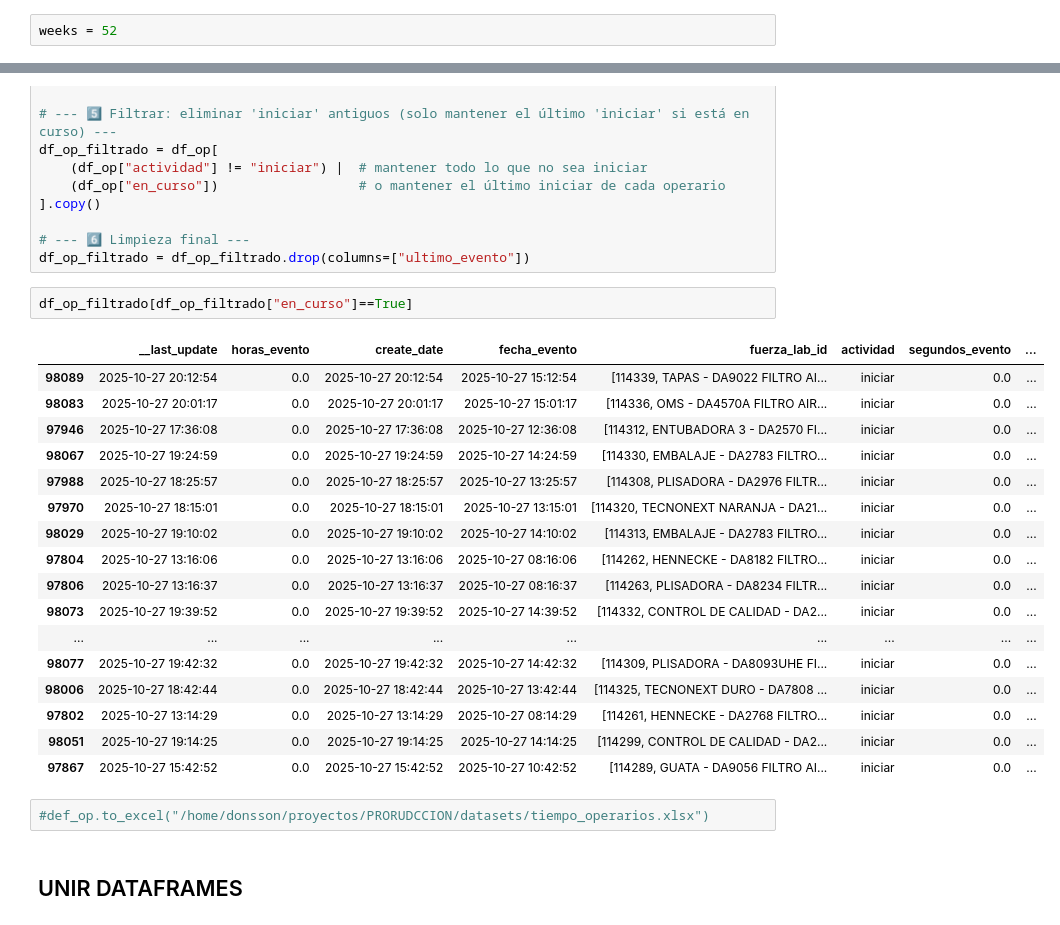
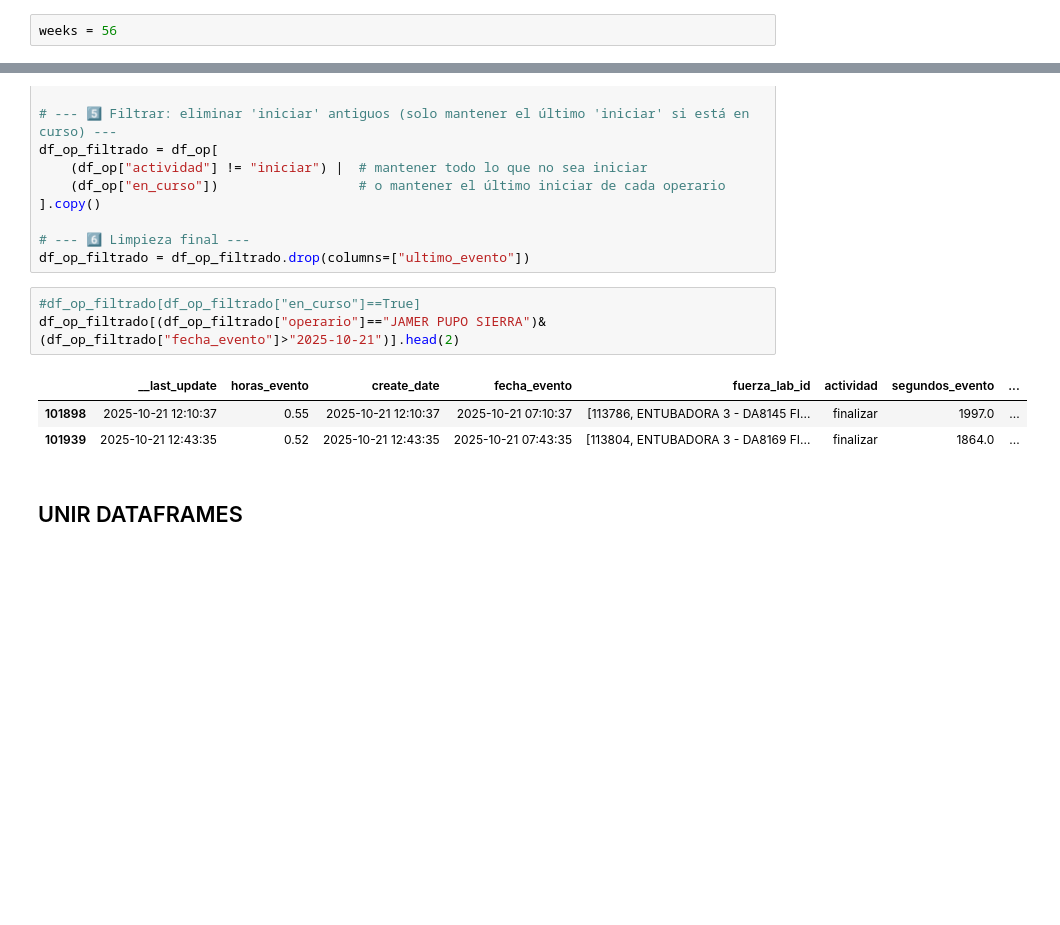
Before and after one commit to FiltrosDonsson/Proyectos-Data-analyst, a Jupyter notebook: PRORUDCCION/tiempo_operarios.ipynb, the cells around one changed output, grey strips where cells are left out. Saved outputs shown, nothing was run; the diff lists cells and outputs as text; blank space fills up the shorter version.

```diff
--- a/PRORUDCCION/tiempo_operarios.ipynb
+++ b/PRORUDCCION/tiempo_operarios.ipynb
@@ -1,7 +1,7 @@
 # %% [markdown]
 # OTROS TIEMPOS
 # %%
-weeks = 52
+weeks = 56
 # %%
 import xmlrpc.client
 from datetime import date, timedelta
@@ -300,27 +284,12 @@ df_op_filtrado = df_op[
 # --- 6️⃣ Limpieza final ---
 df_op_filtrado = df_op_filtrado.drop(columns=["ultimo_evento"])
 # %%
-df_op_filtrado[df_op_filtrado["en_curso"]==True]
+#df_op_filtrado[df_op_filtrado["en_curso"]==True]
+df_op_filtrado[(df_op_filtrado["operario"]=="JAMER PUPO SIERRA")& (df_op_filtrado["fecha_evento"]>"2025-10-21")].head(2)
 # %% [output]
 |  | __last_update | horas_evento | create_date | fecha_evento | fuerza_lab_id | actividad | segundos_evento | ... |
-| 98089 | 2025-10-27 20:12:54 | 0.0 | 2025-10-27 20:12:54 | 2025-10-27 15:12:54 | [114339, TAPAS - DA9022 FILTRO AI... | iniciar | 0.0 | ... |
-| 98083 | 2025-10-27 20:01:17 | 0.0 | 2025-10-27 20:01:17 | 2025-10-27 15:01:17 | [114336, OMS - DA4570A FILTRO AIR... | iniciar | 0.0 | ... |
-| 97946 | 2025-10-27 17:36:08 | 0.0 | 2025-10-27 17:36:08 | 2025-10-27 12:36:08 | [114312, ENTUBADORA 3 - DA2570 FI... | iniciar | 0.0 | ... |
-| 98067 | 2025-10-27 19:24:59 | 0.0 | 2025-10-27 19:24:59 | 2025-10-27 14:24:59 | [114330, EMBALAJE - DA2783 FILTRO... | iniciar | 0.0 | ... |
-| 97988 | 2025-10-27 18:25:57 | 0.0 | 2025-10-27 18:25:57 | 2025-10-27 13:25:57 | [114308, PLISADORA - DA2976 FILTR... | iniciar | 0.0 | ... |
-| 97970 | 2025-10-27 18:15:01 | 0.0 | 2025-10-27 18:15:01 | 2025-10-27 13:15:01 | [114320, TECNONEXT NARANJA - DA21... | iniciar | 0.0 | ... |
-| 98029 | 2025-10-27 19:10:02 | 0.0 | 2025-10-27 19:10:02 | 2025-10-27 14:10:02 | [114313, EMBALAJE - DA2783 FILTRO... | iniciar | 0.0 | ... |
-| 97804 | 2025-10-27 13:16:06 | 0.0 | 2025-10-27 13:16:06 | 2025-10-27 08:16:06 | [114262, HENNECKE - DA8182 FILTRO... | iniciar | 0.0 | ... |
-| 97806 | 2025-10-27 13:16:37 | 0.0 | 2025-10-27 13:16:37 | 2025-10-27 08:16:37 | [114263, PLISADORA - DA8234 FILTR... | iniciar | 0.0 | ... |
-| 98073 | 2025-10-27 19:39:52 | 0.0 | 2025-10-27 19:39:52 | 2025-10-27 14:39:52 | [114332, CONTROL DE CALIDAD - DA2... | iniciar | 0.0 | ... |
-| ... | ... | ... | ... | ... | ... | ... | ... | ... |
-| 98077 | 2025-10-27 19:42:32 | 0.0 | 2025-10-27 19:42:32 | 2025-10-27 14:42:32 | [114309, PLISADORA - DA8093UHE FI... | iniciar | 0.0 | ... |
-| 98006 | 2025-10-27 18:42:44 | 0.0 | 2025-10-27 18:42:44 | 2025-10-27 13:42:44 | [114325, TECNONEXT DURO - DA7808 ... | iniciar | 0.0 | ... |
-| 97802 | 2025-10-27 13:14:29 | 0.0 | 2025-10-27 13:14:29 | 2025-10-27 08:14:29 | [114261, HENNECKE - DA2768 FILTRO... | iniciar | 0.0 | ... |
-| 98051 | 2025-10-27 19:14:25 | 0.0 | 2025-10-27 19:14:25 | 2025-10-27 14:14:25 | [114299, CONTROL DE CALIDAD - DA2... | iniciar | 0.0 | ... |
-| 97867 | 2025-10-27 15:42:52 | 0.0 | 2025-10-27 15:42:52 | 2025-10-27 10:42:52 | [114289, GUATA - DA9056 FILTRO AI... | iniciar | 0.0 | ... |
+| 101898 | 2025-10-21 12:10:37 | 0.55 | 2025-10-21 12:10:37 | 2025-10-21 07:10:37 | [113786, ENTUBADORA 3 - DA8145 FI... | finalizar | 1997.0 | ... |
+| 101939 | 2025-10-21 12:43:35 | 0.52 | 2025-10-21 12:43:35 | 2025-10-21 07:43:35 | [113804, ENTUBADORA 3 - DA8169 FI... | finalizar | 1864.0 | ... |
-# %%
-#def_op.to_excel("/home/donsson/proyectos/PRORUDCCION/datasets/tiempo_operarios.xlsx")
 # %% [markdown]
 ## UNIR DATAFRAMES
 # %%
```
Also changed, not shown: parts of 10 cells of this notebook, 11 other files.
